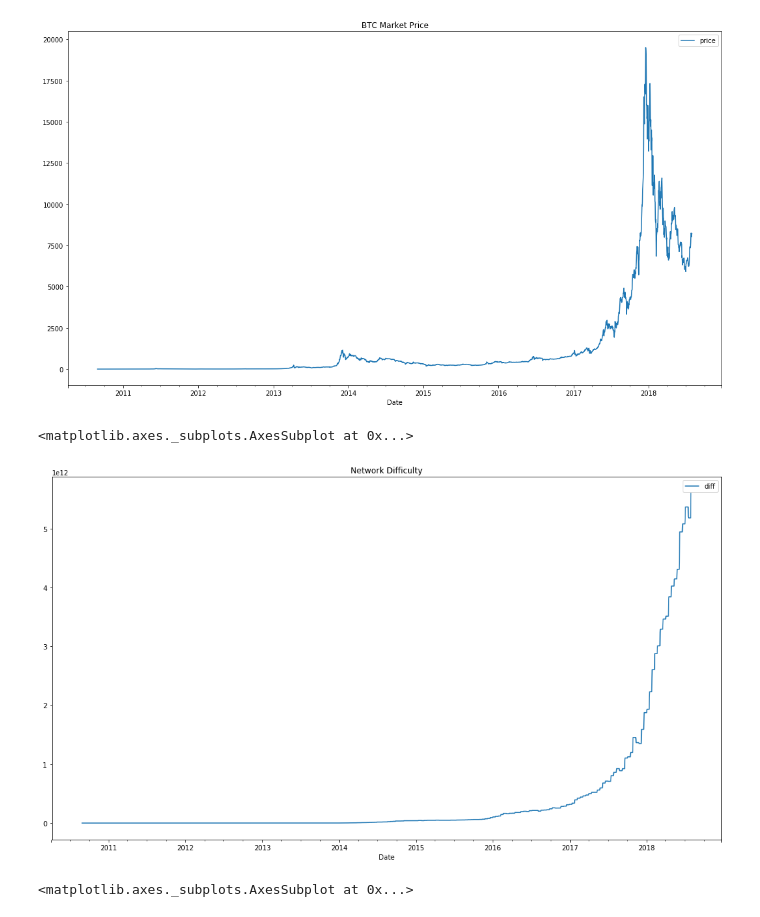
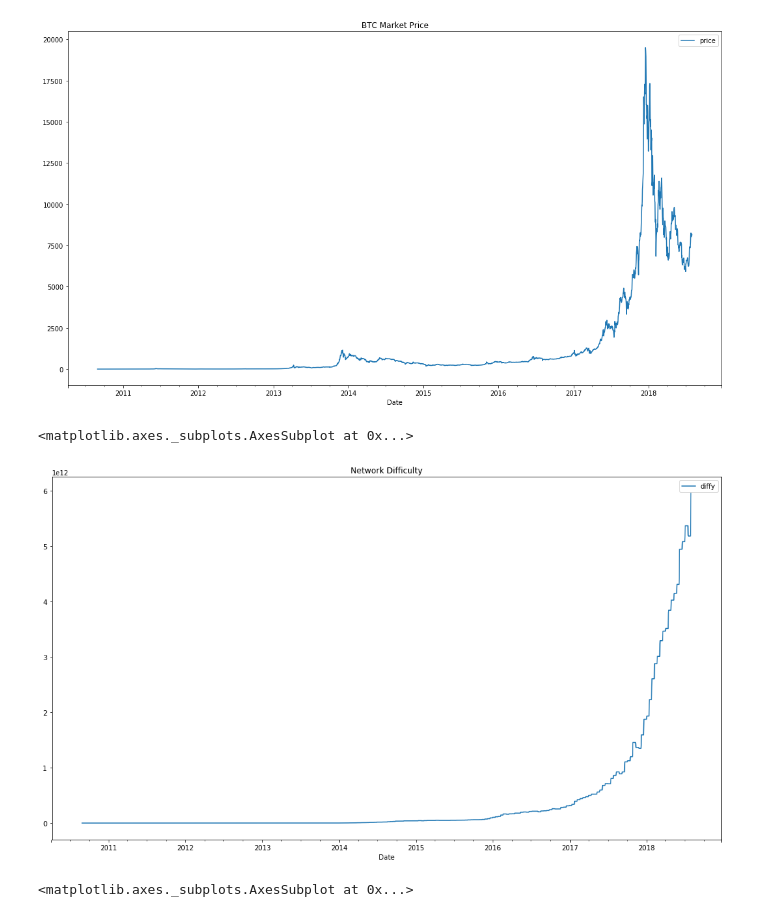
Before and after one commit to lopezdp/MachineLearningResearch, a Jupyter notebook: CryptoCurrencyResearch/PricingResearch.ipynb, the cells around one changed output. Saved outputs shown, nothing was run; the diff lists cells and outputs as text; code cells hidden in the pictures.

```diff
--- a/CryptoCurrencyResearch/PricingResearch.ipynb
+++ b/CryptoCurrencyResearch/PricingResearch.ipynb
@@ -54,6 +54,10 @@ import quandl as ql
 apiKey = "-rLjiPduuzgzKp99MMHb"
 ql.ApiConfig.api_key = apiKey
 
+# Set Dates for Data Analysis
+start = '2010-08-29'
+end = '2018-07-31'
+
 # Capture transaction cost data
 cpTxn = ql.get("BCHAIN/CPTRV", start_date='2016-01-03', end_date='2018-06-05', column_index='1')
 
@@ -127,6 +131,7 @@ from IPython import display
 import numpy as np
 import pandas as pd
 import seaborn as sb
+import statsmodels.api as sm
 from sklearn import metrics
 import tensorflow as tf
 from tensorflow.python.data import Dataset
@@ -138,10 +143,6 @@ import datetime as dt
 
 # Configure verbosity
 tf.logging.set_verbosity(tf.logging.ERROR)
-
-# Set Dates for Data Analysis
-start = '2010-08-29'
-end = '2018-07-30'
 # %% [markdown]
 In the process of converting our data into a series of *indicators*, or vectors of scalar values which are a requirement for the analysis and creation of a model we can use to describe BTC and to test our hypythesis, we will mathematically define what we will accomplish using Python and its associated imports like *TensorFlow*.
 
@@ -177,14 +178,14 @@ price.plot(title='BTC Market Price', figsize=(18,10))
 # %%
 # Bitcoin Difficulty
 # Difficulty is a measure of how difficult it is to find a hash below a given target.
-diff = ql.get("BCHAIN/DIFF", collapse="daily")
+diffy = ql.get("BCHAIN/DIFF", collapse="daily")
 # diff = diff.rename(columns={"Value": "Network Difficulty"})
-diff = diff.rename(columns={"Value": "diff"})
-diff = diff.truncate(before=pd.Timestamp(start), after=pd.Timestamp(end))
-diff.plot(title='Network Difficulty', figsize=(18,10))
+diffy = diffy.rename(columns={"Value": "diffy"})
+diffy = diffy.truncate(before=pd.Timestamp(start), after=pd.Timestamp(end))
+diffy.plot(title='Network Difficulty', figsize=(18,10))
 # %% [output]
 <matplotlib.axes._subplots.AxesSubplot at 0x...>
-[figure, old version]
+[figure, new version]
 # %%
 # Bitcoin Average Block Size
 # The Average block size in MB
```
Also changed, not shown: parts of 23 cells of this notebook.
